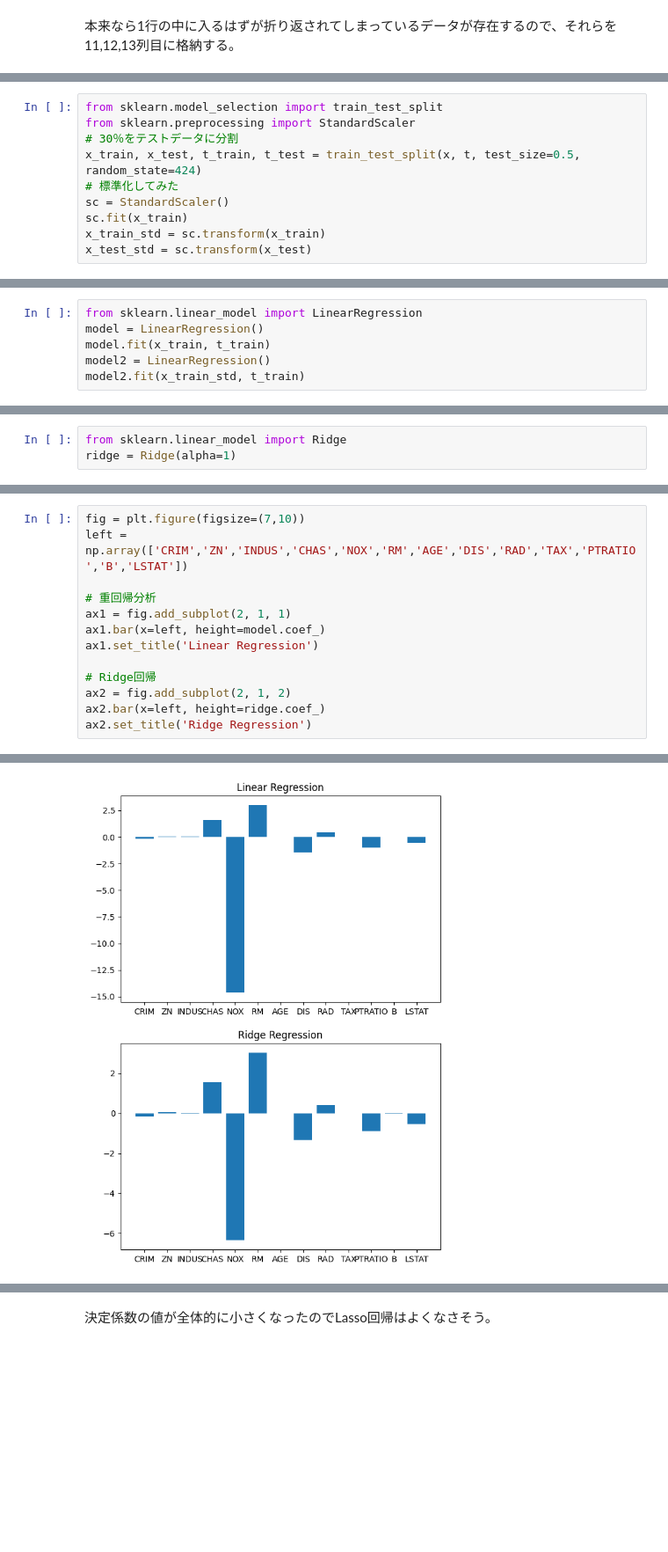
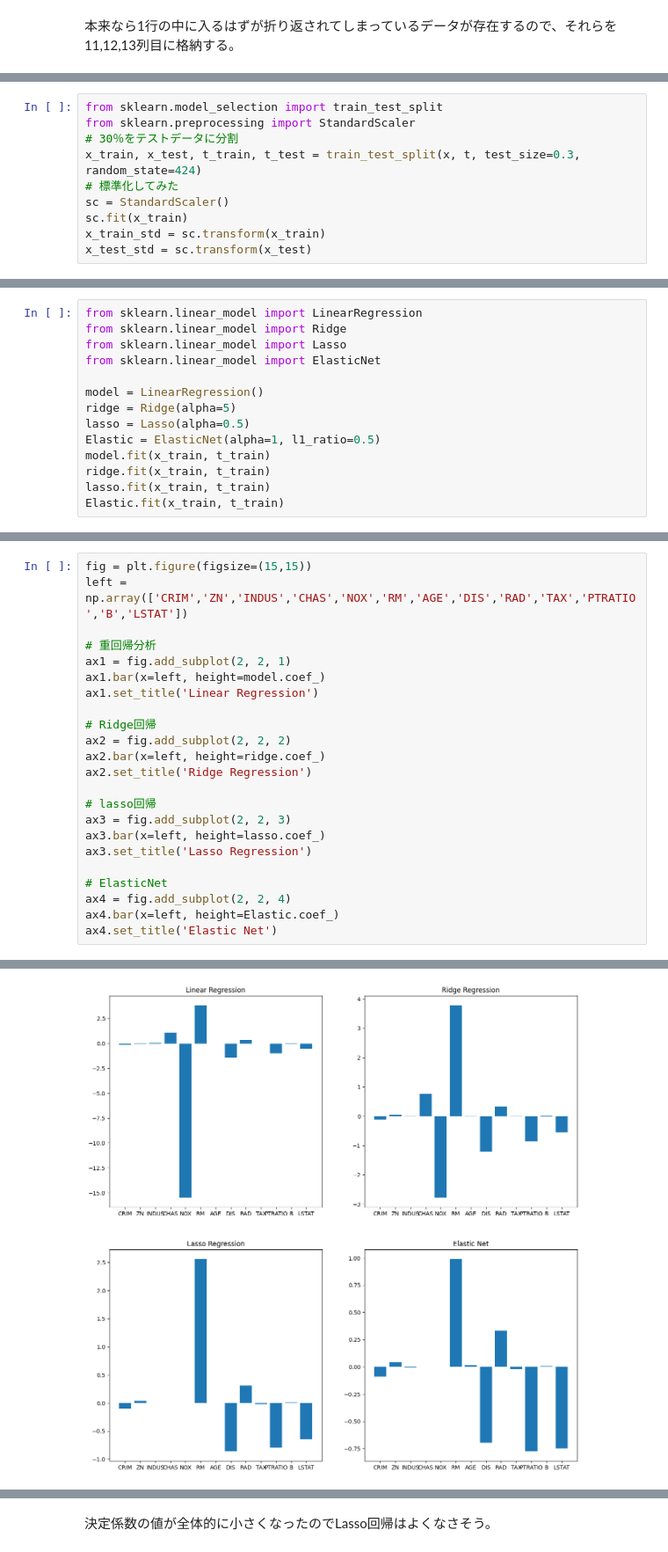
Before and after one commit to tkkazuya/machine_learning, a Jupyter notebook: Regression/Regression.ipynb, the cells around one changed output, grey strips where cells are left out. Shown at 88% size. Cells and saved outputs as stored; diff of their text form; blank space fills up the shorter version.

```diff
--- a/Regression/Regression.ipynb
+++ b/Regression/Regression.ipynb
@@ -49,7 +63,7 @@ x = df.drop(labels=['Target'], axis=1).values
 from sklearn.model_selection import train_test_split
 from sklearn.preprocessing import StandardScaler
 # 30％をテストデータに分割
-x_train, x_test, t_train, t_test = train_test_split(x, t, test_size=0.5, random_state=424)
+x_train, x_test, t_train, t_test = train_test_split(x, t, test_size=0.3, random_state=424)
 # 標準化してみた
 sc = StandardScaler()
 sc.fit(x_train)
@@ -62,6 +77,0 @@ x_test_std = sc.transform(x_test)
-# %%
-from sklearn.linear_model import LinearRegression
-model = LinearRegression()
-model.fit(x_train, t_train)
-model2 = LinearRegression()
-model2.fit(x_train_std, t_train)
@@ -111,0 +78,14 @@ print('目標値: ', t_test[0])
+# %%
+from sklearn.linear_model import LinearRegression
+from sklearn.linear_model import Ridge
+from sklearn.linear_model import Lasso
+from sklearn.linear_model import ElasticNet
+
+model = LinearRegression()
+ridge = Ridge(alpha=5)
+lasso = Lasso(alpha=0.5)
+Elastic = ElasticNet(alpha=1, l1_ratio=0.5)
+model.fit(x_train, t_train)
+ridge.fit(x_train, t_train)
+lasso.fit(x_train, t_train)
+Elastic.fit(x_train, t_train)
@@ -114,3 +106,0 @@ print('目標値: ', t_test[0])
-# %%
-from sklearn.linear_model import Ridge
-ridge = Ridge(alpha=1)
@@ -127,14 +107,24 @@ array([-0.15729531,  0.05094143,  0.01870958,  1.54301673, -6.36190146,
 # %%
-fig = plt.figure(figsize=(7,10))
+fig = plt.figure(figsize=(15,15))
 left = np.array(['CRIM','ZN','INDUS','CHAS','NOX','RM','AGE','DIS','RAD','TAX','PTRATIO','B','LSTAT'])
 
 # 重回帰分析
-ax1 = fig.add_subplot(2, 1, 1)
+ax1 = fig.add_subplot(2, 2, 1)
 ax1.bar(x=left, height=model.coef_)
 ax1.set_title('Linear Regression')
 
 # Ridge回帰
-ax2 = fig.add_subplot(2, 1, 2)
+ax2 = fig.add_subplot(2, 2, 2)
 ax2.bar(x=left, height=ridge.coef_)
 ax2.set_title('Ridge Regression')
+
+# lasso回帰
+ax3 = fig.add_subplot(2, 2, 3)
+ax3.bar(x=left, height=lasso.coef_)
+ax3.set_title('Lasso Regression')
+
+# ElasticNet
+ax4 = fig.add_subplot(2, 2, 4)
+ax4.bar(x=left, height=Elastic.coef_)
+ax4.set_title('Elastic Net')
 # %% [output]
@@ -142 +132 @@ Text(0.5, 1.0, 'Ridge Regression')
-[figure, old version]
+[figure, new version]
```
Also changed, not shown: parts of 46 cells of this notebook.
